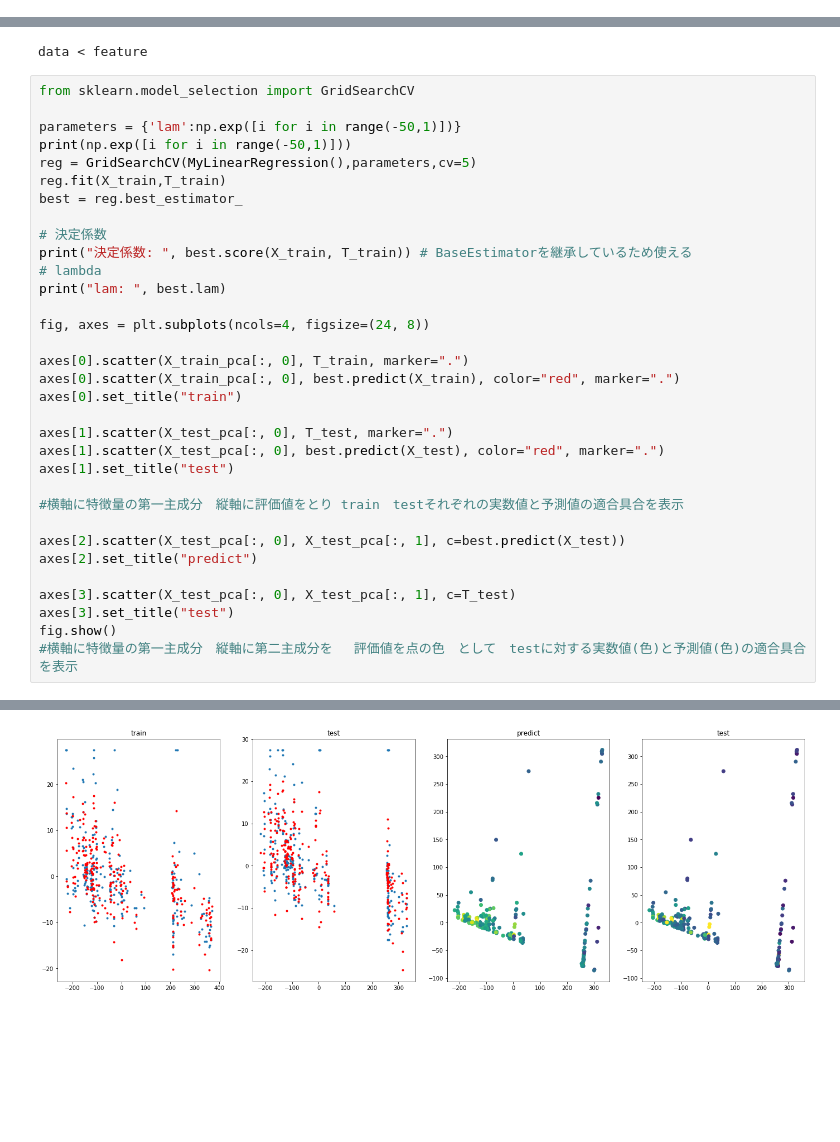
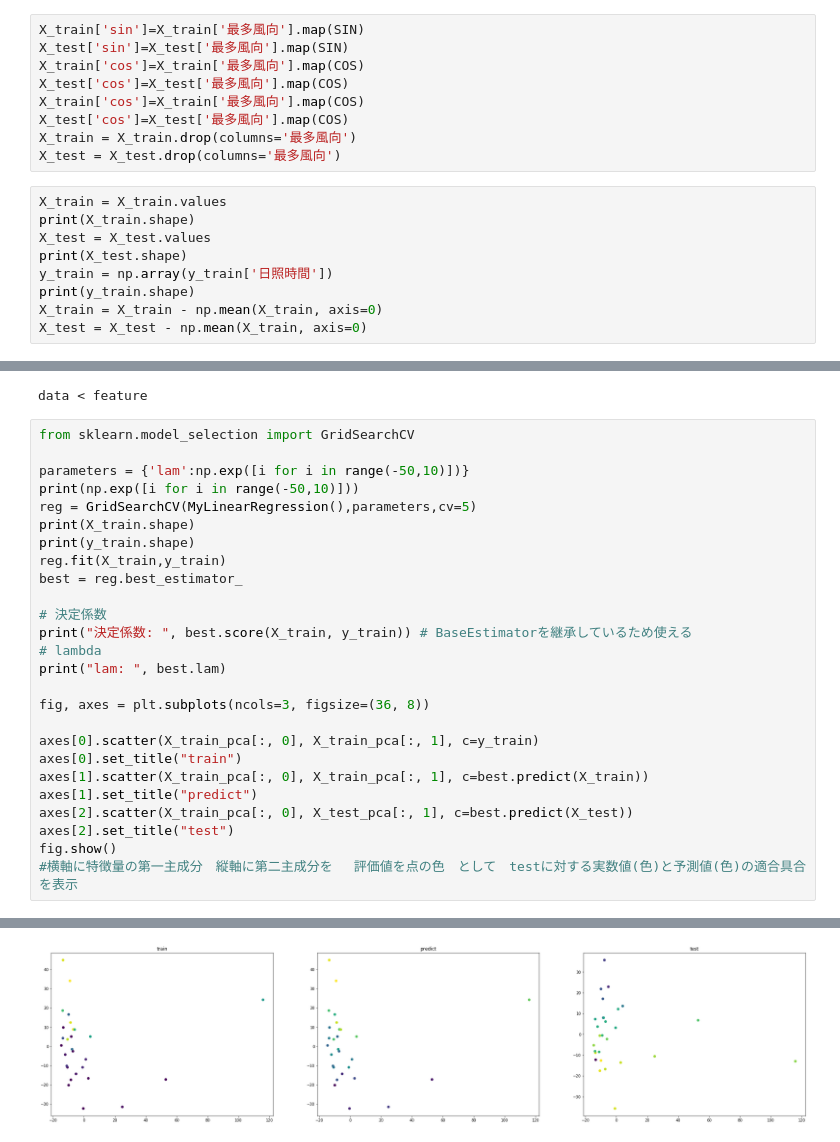
Before and after one commit to kan-nan-sohta/training, a Jupyter notebook: Chap5-1.ipynb, the cells around one changed output, grey strips where cells are left out. Saved outputs shown, nothing was run; the diff lists cells and outputs as text; blank space fills up the shorter version.

```diff
--- a/Chap5-1.ipynb
+++ b/Chap5-1.ipynb
@@ -31,0 +53,18 @@ T_test = T[len(T)//2:]
+# %%
+X_train['sin']=X_train['最多風向'].map(SIN)
+X_test['sin']=X_test['最多風向'].map(SIN)
+X_train['cos']=X_train['最多風向'].map(COS)
+X_test['cos']=X_test['最多風向'].map(COS)
+X_train['cos']=X_train['最多風向'].map(COS)
+X_test['cos']=X_test['最多風向'].map(COS)
+X_train = X_train.drop(columns='最多風向')
+X_test = X_test.drop(columns='最多風向')
+# %%
+X_train = X_train.values
+print(X_train.shape)
+X_test = X_test.values
+print(X_test.shape)
+y_train = np.array(y_train['日照時間'])
+print(y_train.shape)
+X_train = X_train - np.mean(X_train, axis=0)
+X_test = X_test - np.mean(X_train, axis=0)
@@ -125,34 +168,27 @@ data < feature
 # %%
 from sklearn.model_selection import GridSearchCV
 
-parameters = {'lam':np.exp([i for i in range(-50,1)])}
-print(np.exp([i for i in range(-50,1)]))
+parameters = {'lam':np.exp([i for i in range(-50,10)])}
+print(np.exp([i for i in range(-50,10)]))
 reg = GridSearchCV(MyLinearRegression(),parameters,cv=5)
-reg.fit(X_train,T_train)
+print(X_train.shape)
+print(y_train.shape)
+reg.fit(X_train,y_train)
 best = reg.best_estimator_
 
 # 決定係数
-print("決定係数: ", best.score(X_train, T_train)) # BaseEstimatorを継承しているため使える
+print("決定係数: ", best.score(X_train, y_train)) # BaseEstimatorを継承しているため使える
 # lambda
 print("lam: ", best.lam)
 
-fig, axes = plt.subplots(ncols=4, figsize=(24, 8))
+fig, axes = plt.subplots(ncols=3, figsize=(36, 8))
 
-axes[0].scatter(X_train_pca[:, 0], T_train, marker=".")
-axes[0].scatter(X_train_pca[:, 0], best.predict(X_train), color="red", marker=".")
+axes[0].scatter(X_train_pca[:, 0], X_train_pca[:, 1], c=y_train)
 axes[0].set_title("train")
-
-axes[1].scatter(X_test_pca[:, 0], T_test, marker=".")
-axes[1].scatter(X_test_pca[:, 0], best.predict(X_test), color="red", marker=".")
-axes[1].set_title("test")
-
-#横軸に特徴量の第一主成分　縦軸に評価値をとり train　testそれぞれの実数値と予測値の適合具合を表示
-
-axes[2].scatter(X_test_pca[:, 0], X_test_pca[:, 1], c=best.predict(X_test))
-axes[2].set_title("predict")
-
-axes[3].scatter(X_test_pca[:, 0], X_test_pca[:, 1], c=T_test)
-axes[3].set_title("test")
+axes[1].scatter(X_train_pca[:, 0], X_train_pca[:, 1], c=best.predict(X_train))
+axes[1].set_title("predict")
+axes[2].scatter(X_train_pca[:, 0], X_test_pca[:, 1], c=best.predict(X_test))
+axes[2].set_title("test")
 fig.show()
 #横軸に特徴量の第一主成分　縦軸に第二主成分を 　評価値を点の色　として　testに対する実数値(色)と予測値(色)の適合具合を表示
 # %% [output]
@@ -174 +214 @@ lam:  4.658886145103398e-15
-[figure, old version]
+[figure, new version]
```
Also changed, not shown: parts of 8 cells of this notebook, 1 other file.
